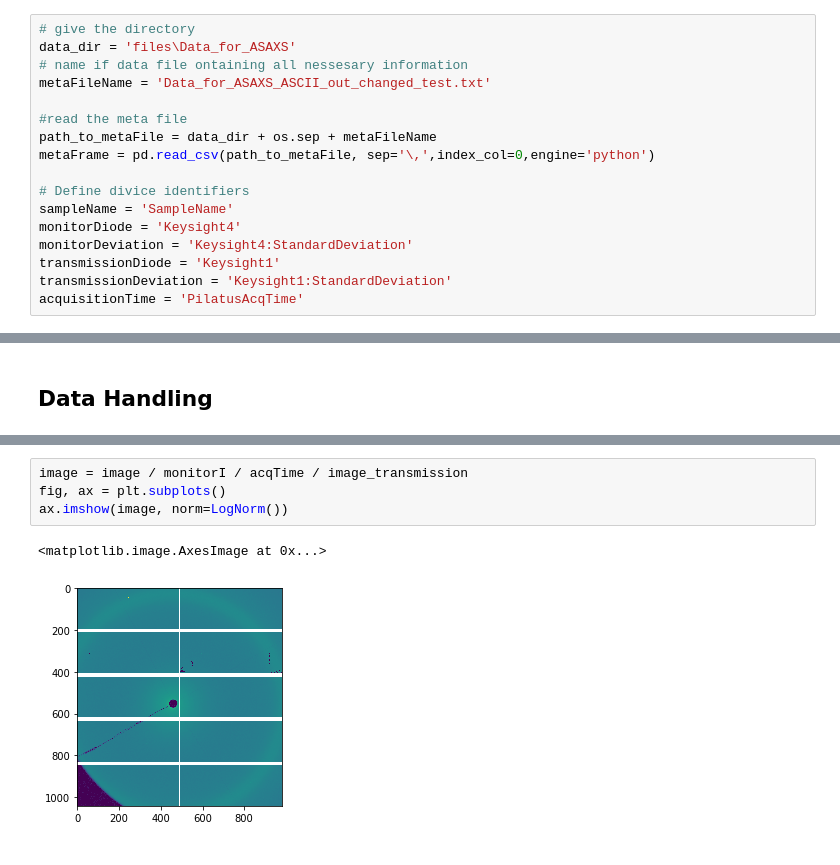
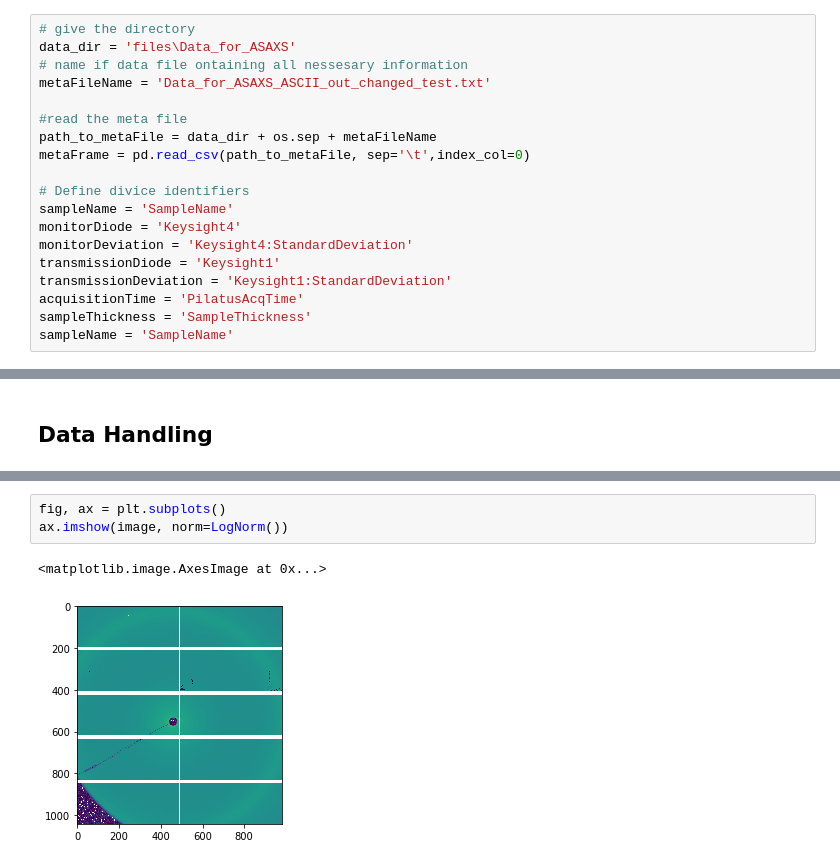
Before and after one commit to EikeGericke/pyASAXS, a Jupyter notebook: ASAXS_DataReduction.ipynb, the cells around one changed output, grey strips where cells are left out. Drawn from its saved outputs; the diff is of its cells as text.

```diff
--- a/ASAXS_DataReduction.ipynb
+++ b/ASAXS_DataReduction.ipynb
@@ -46,7 +46,7 @@ metaFileName = 'Data_for_ASAXS_ASCII_out_changed_test.txt'
 
 #read the meta file
 path_to_metaFile = data_dir + os.sep + metaFileName
-metaFrame = pd.read_csv(path_to_metaFile, sep='\,',index_col=0,engine='python')
+metaFrame = pd.read_csv(path_to_metaFile, sep='\t',index_col=0)
 
 # Define divice identifiers
 sampleName = 'SampleName'
@@ -55,6 +55,8 @@ monitorDeviation = 'Keysight4:StandardDeviation'
 transmissionDiode = 'Keysight1'
 transmissionDeviation = 'Keysight1:StandardDeviation'
 acquisitionTime = 'PilatusAcqTime'
+sampleThickness = 'SampleThickness'
+sampleName = 'SampleName'
 # %%
 tiffName = metaFrame['Pilatus_filename'][0].split('/')[-1]
 tiffPath = data_dir + os.sep + tiffName
@@ -114,7 +201,6 @@ pilatus_2020kw29tg14_00395.tif measured 600 sec with transmission: 0.63117518020
 # %%
-image = image / monitorI / acqTime / image_transmission
 fig, ax = plt.subplots()
 ax.imshow(image, norm=LogNorm())
 # %% [output]
 <matplotlib.image.AxesImage at 0x...>
-[figure, old version]
+[figure, new version]
```
Also changed, not shown: parts of 5 cells of this notebook, 6 other files.
